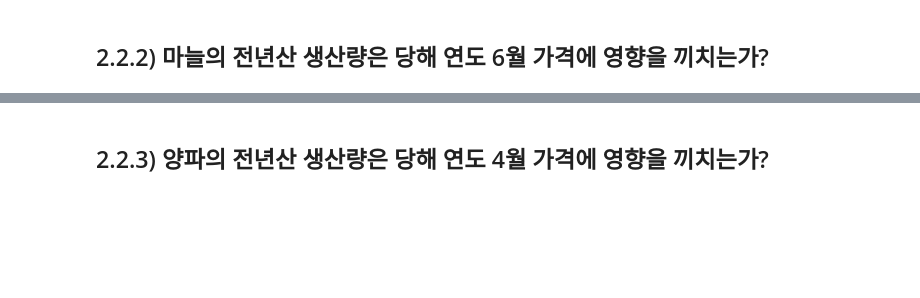
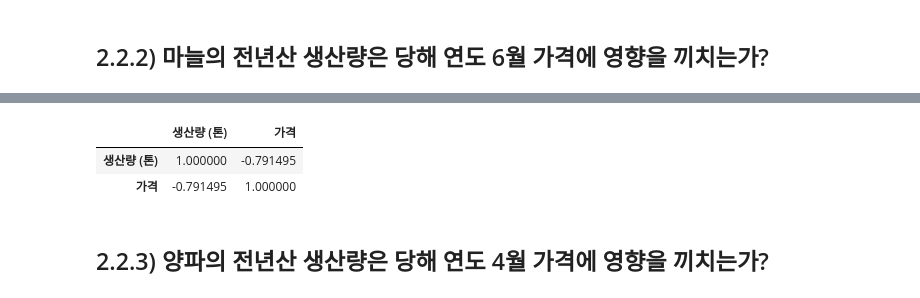
Before and after one commit to Ksejin/MJ_Capstone, a Jupyter notebook: analysis/2_2.ipynb, the cells around one changed output, grey strips where cells are left out. Drawn from its saved outputs; the diff is of its cells as text; code cells hidden in the pictures; blank space fills up the shorter version.

```diff
--- a/analysis/2_2.ipynb
+++ b/analysis/2_2.ipynb
@@ -481,2 +582,5 @@ corr
 # %% [markdown]
 <h2>2.2.2) 마늘의 전년산 생산량은 당해 연도 6월 가격에 영향을 끼치는가?</h2>
+# %%
+output = garlic.iloc[:19,3] #2019년을 제외하고 연도별 공급량 추출
+output
@@ -482,0 +608,4 @@ corr
+# %%
+price = garlic_price[garlic_price['월']==6].reset_index() #6월만 추출
+price = price.iloc[1:,3].reset_index(drop=True) #2000년을 제외하고 6월가격 추출
+price
@@ -483,2 +633,14 @@ corr
+# %%
+output = pd.DataFrame(output)
+price = pd.DataFrame(price)
+# %%
+data = pd.concat([output, price], axis=1)
+# %%
+corr = data.corr(method='pearson')
+corr
+# %% [output]
+|  | 생산량 (톤) | 가격 |
+| 생산량 (톤) | 1.000000 | -0.791495 |
+| 가격 | -0.791495 | 1.000000 |
 # %% [markdown]
 <h2>2.2.3) 양파의 전년산 생산량은 당해 연도 4월 가격에 영향을 끼치는가?</h2>
```
Also changed, not shown: parts of 18 cells of this notebook.
